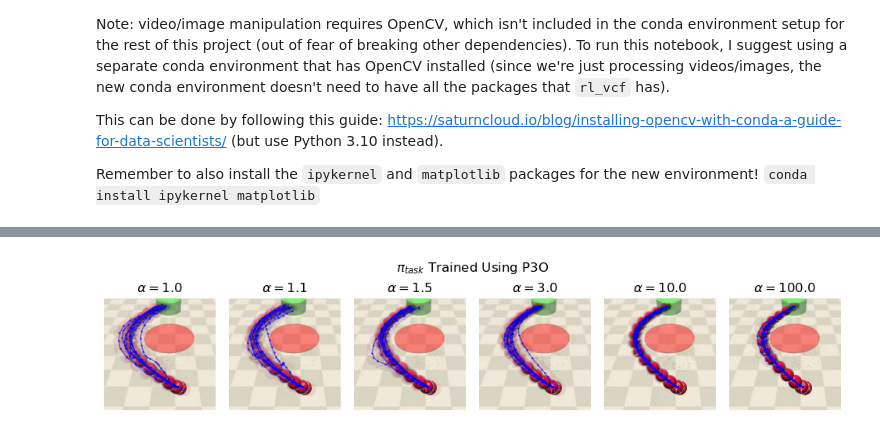
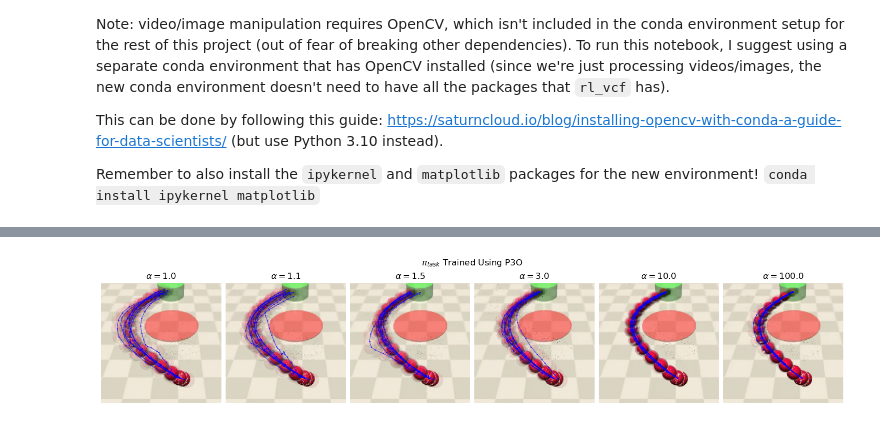
Before and after one commit to JacquesCloete/sport, a Jupyter notebook: notebooks/envs/episode_trajectory_distribution_visualization.ipynb, the cells around one changed output, grey strips where cells are left out. Saved outputs shown, nothing was run; the diff lists cells and outputs as text; code cells hidden in the pictures.

```diff
--- a/notebooks/envs/episode_trajectory_distribution_visualization.ipynb
+++ b/notebooks/envs/episode_trajectory_distribution_visualization.ipynb
@@ -278,19 +278,19 @@ plt.savefig("pretrained_trajectories.svg")
 # %%
 fig, ax = plot_trajectories(
     frames=frames_alpha_task,
     keys=alphas_to_plot,
     backsub=backsub,
     update_rate=update_rate,
     keypoint_size_cutoff=keypoint_size_cutoff,
     blur_size=blur_size,
     blob_detector=blob_detector,
     color="b",
-    fig_size_scale_factor_x=1.6,
-    fig_size_scale_factor_y=2.0,
+    fig_size_scale_factor_x=2.4,
+    fig_size_scale_factor_y=3.0,
     line_width=1.0,
     marker_size=1.0,
     title=r"$\pi_{task}$ Trained Using P3O",
 )
 plt.savefig("constrained_trajectories.svg")
 # %% [output]
-[figure, old version]
+[figure, new version]
```
Also changed, not shown: parts of 2 cells of this notebook.
